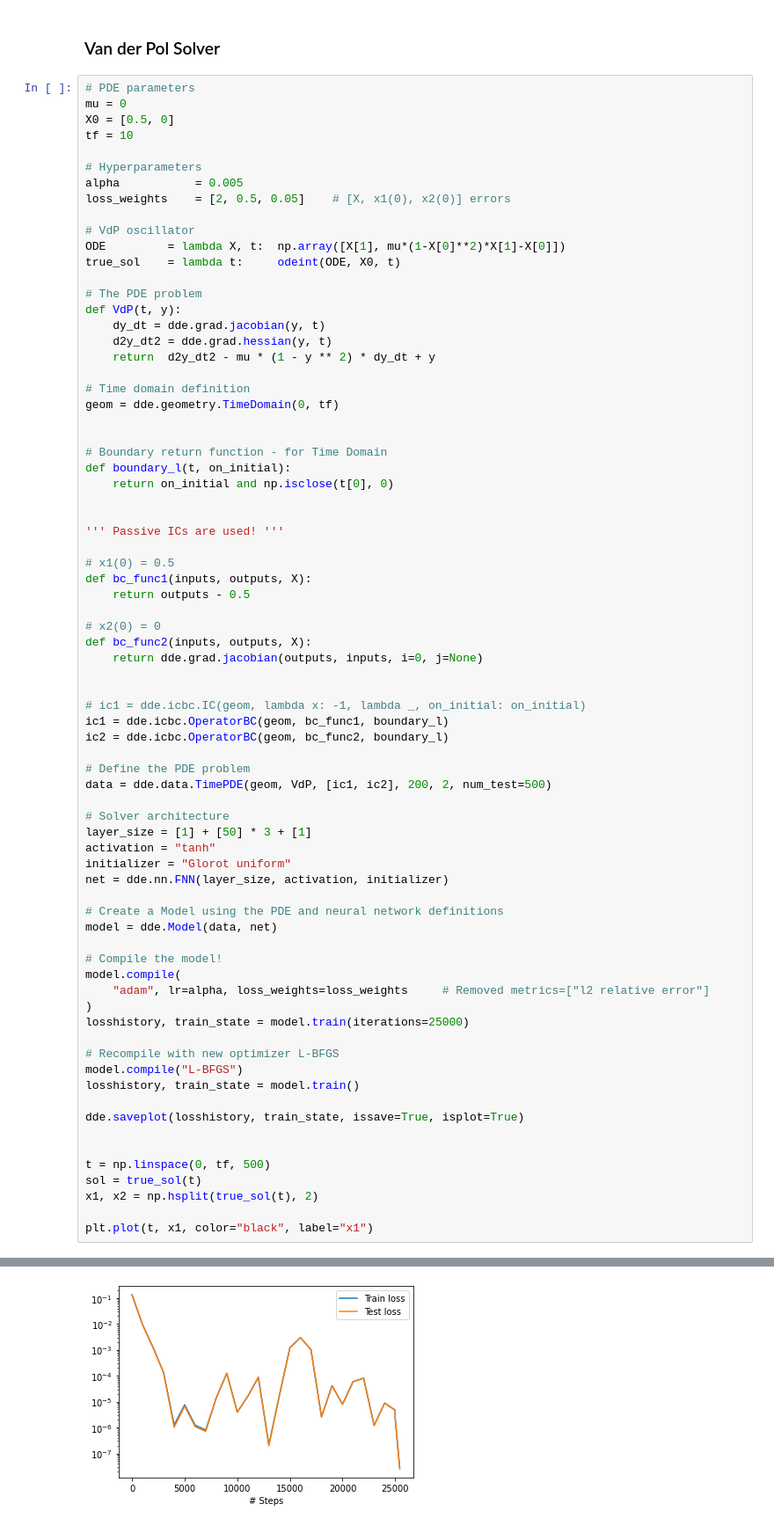
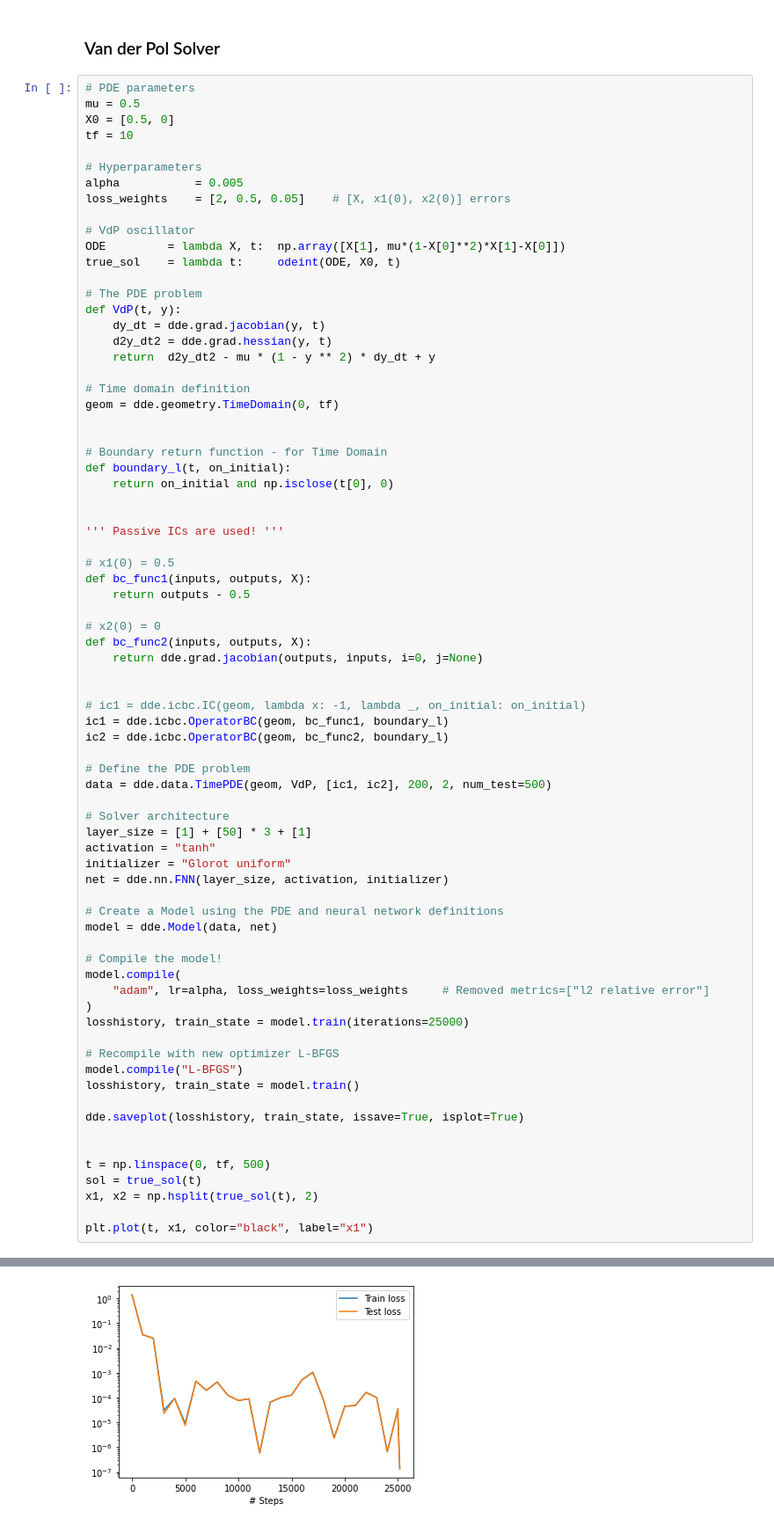
Before and after one commit to raihaan123/UROP-Notes, a Jupyter notebook: src/deepxde.ipynb, the cells around one changed output, grey strips where cells are left out. Shown at 88% size. Drawn from its saved outputs; the diff is of its cells as text.

```diff
--- a/src/deepxde.ipynb
+++ b/src/deepxde.ipynb
@@ -24,7 +24,7 @@ WARNING:tensorflow:From /opt/python/3.10.4/lib/python3.10/site-packages/deepxde/
 ### Van der Pol Solver
 # %%
 # PDE parameters
-mu = 0
+mu = 0.5
 X0 = [0.5, 0]
 tf = 10
 
@@ -130 +117 @@ Saving test data to /workspaces/UROP-Notes/src/test.dat ...
-[figure, old version]
+[figure, new version]
```
Also changed, not shown: parts of 1 cell of this notebook, 2 other files.
